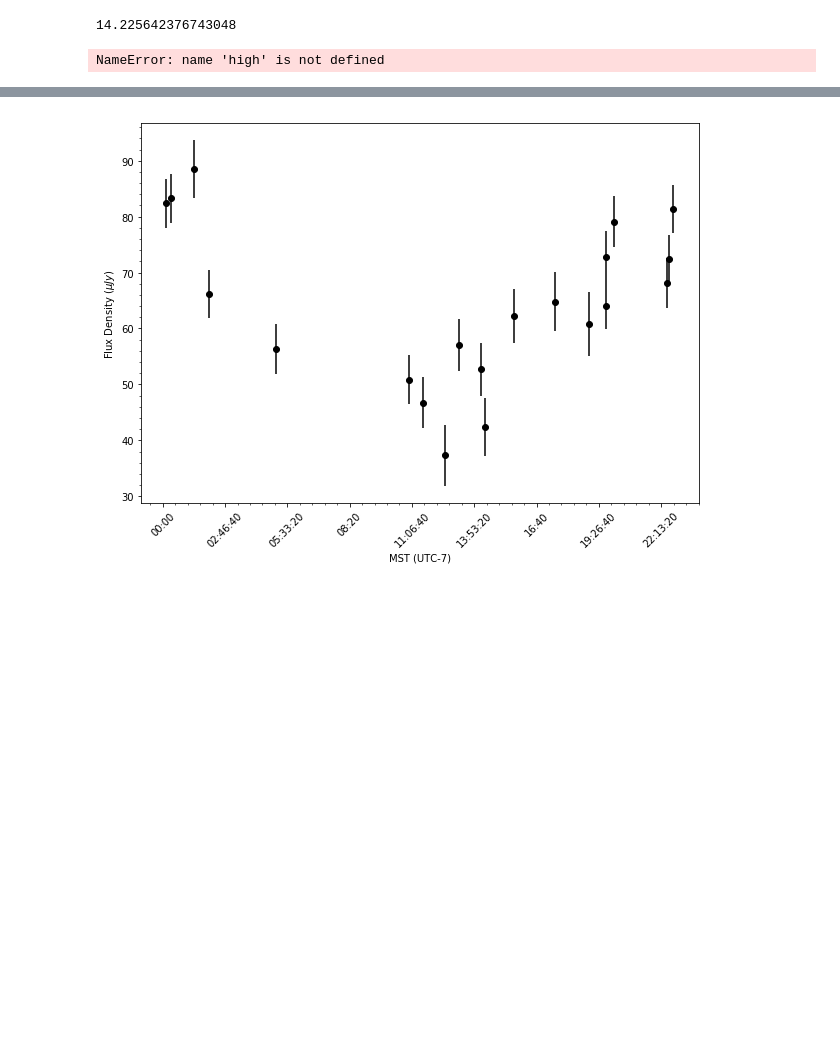
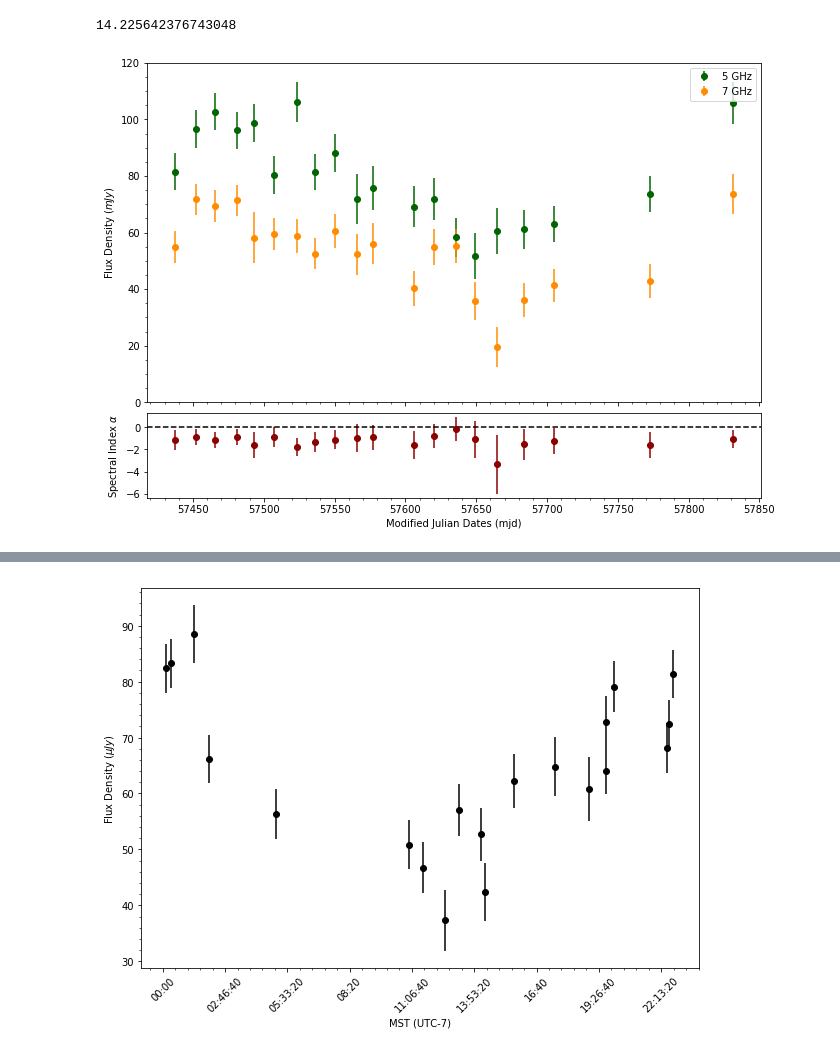
Before and after one commit to rvanlinge/radio_project, a Jupyter notebook: 1315_LTObservations.ipynb, the cells around one changed output, grey strips where cells are left out. Drawn from its saved outputs; the diff is of its cells as text; code cells hidden in the pictures; blank space fills up the shorter version.

```diff
--- a/1315_LTObservations.ipynb
+++ b/1315_LTObservations.ipynb
@@ -200,28 +258,6 @@ chi2 = np.sum(np.square(norm-norm.mean())/normErr**2)/(len(norm)-1)
 print(chi2)
 # %% [output]
 14.225642376743048
-# %%
-# Calculating Ratio of 5 to 7
-ratio = high['re']/low['re']
-ratioErr = np.abs(ratio)*np.sqrt((high['ure']/high['re'])**2+(low['ure']/low['re'])**2)
-
-fig,ax = plt.subplots(nrows=2,ncols=1,figsize=(10,9),gridspec_kw = {'hspace':.05,'height_ratios':[4,1]},sharex=True)
-ax[0].scatter(low['mjd'],low['re'],color='k',marker='o',label='5 GHz')
-ax[0].errorbar(low['mjd'],low['re'],yerr=low['ure'],color='k',linestyle='None',label='_nolegend_')
-ax[0].scatter(high['mjd'],high['re'],color='navy',marker='v',label='7 GHz')
-ax[0].errorbar(high['mjd'],high['re'],yerr=high['ure'],color='navy',linestyle='None',label='_nolegend_')
-ax[0].legend(loc='best')
-ax[0].set_ylabel('Flux Density ($mJy$)')
-ax[0].minorticks_on()
-
-ax[1].plot(low['mjd'],ratio,color='black',drawstyle='steps-mid')
-ax[1].errorbar(low['mjd'],ratio,color='black',yerr=ratioErr,linestyle='None',label='_nolegend_')
-ax[1].set_ylabel('Flux Ratio (5 to 7)')
-plt.xlabel('Modified Julian Dates (mjd)')
-plt.savefig('plots/1315_SED.png')
-plt.show()
-# %% [output]
-NameError: name 'high' is not defined
 # %%
 # Calculating spectral index
 alpha = np.log10(ratio)/np.log10(7/5)
@@ -231,24 +267,25 @@ errLogR = ratioErr/ratio
 alphaErr = np.abs(1/np.log10(7/5))*errLogR
 # %%
 # PLotting alpha values
-fig,ax = plt.subplots(nrows=2,ncols=1,figsize=(10,9),gridspec_kw = {'hspace':.05,'height_ratios':[4,1]},sharex=True)
-ax[0].scatter(low['mjd'],low['re'],color='k',marker='o',label='5 GHz')
-ax[0].errorbar(low['mjd'],low['re'],yerr=low['ure'],color='k',linestyle='None',label='_nolegend_')
-ax[0].scatter(high['mjd'],high['re'],color='navy',marker='v',label='7 GHz')
-ax[0].errorbar(high['mjd'],high['re'],yerr=high['ure'],color='navy',linestyle='None',label='_nolegend_')
+fig,ax = plt.subplots(nrows=2,ncols=1,figsize=(11,8),gridspec_kw = {'hspace':.05,'height_ratios':[4,1]},sharex=True)
+ax[0].errorbar(low['mjd'],low['re'],yerr=low['ure'],color='darkgreen',fmt='o',linestyle='None',label='5 GHz')
+ax[0].errorbar(high['mjd'],high['re'],yerr=high['ure'],color='darkorange',fmt='o',linestyle='None',label='7 GHz')
+
+
 ax[0].legend(loc='best')
 ax[0].set_ylabel('Flux Density ($mJy$)')
 ax[0].set_ylim(0,120)
 ax[0].minorticks_on()
 
-ax[1].scatter(low['mjd'],alpha,color='darkred',marker='x')
-ax[1].errorbar(low['mjd'],alpha,color='darkred',yerr=alphaErr,linestyle='None',label='_nolegend_')
+ax[1].errorbar(low['mjd'],alpha,color='darkred',marker='o',yerr=alphaErr,linestyle='None')
 ax[1].set_ylabel('Spectral Index $\\alpha$')
 ax[1].axhline(y=0,linestyle='dashed',color='k')
 
 plt.xlabel('Modified Julian Dates (mjd)')
 plt.savefig('plots/1315_SED_Alpha.png')
 plt.show()
+# %% [output]
+[figure, added]
 # %%
 plt.figure(figsize=(10,7))
 plt.errorbar(rr['mjd'],stV,yerr=stErr,fmt='v',linestyle='None',color='darkred')
```
Also changed, not shown: parts of 5 cells of this notebook, 57 other files.
